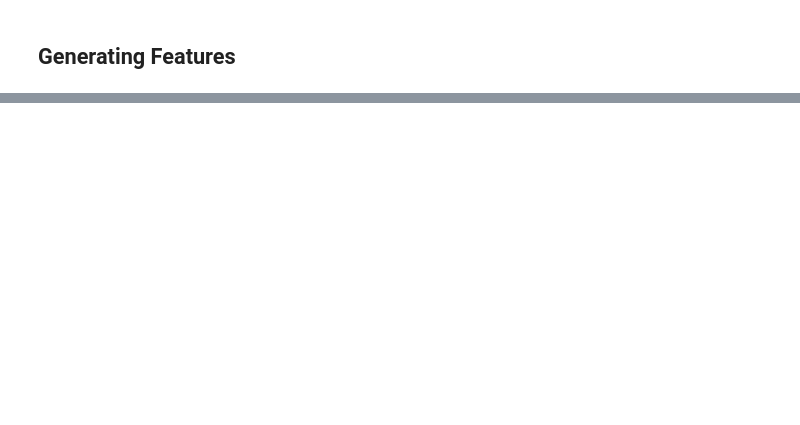
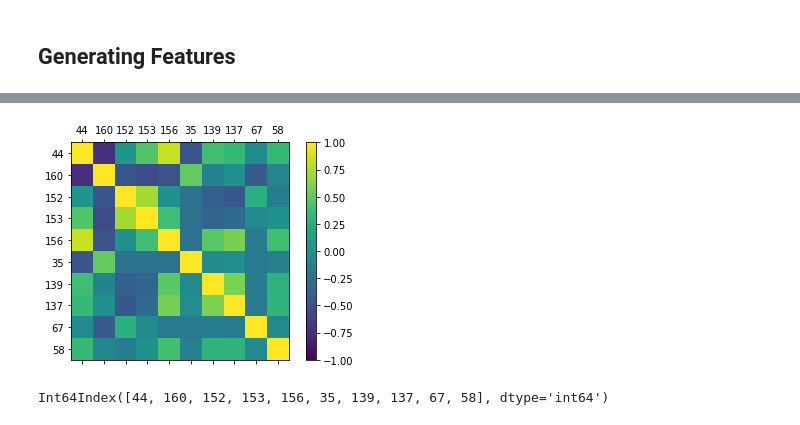
Before and after one commit to Fabio-RibeiroB/BBK-Applied-ML, a Jupyter notebook: BBK_AML_CW.ipynb, the cells around one changed output, grey strips where cells are left out. Drawn from its saved outputs; the diff is of its cells as text; code cells hidden in the pictures; blank space fills up the shorter version.

```diff
--- a/BBK_AML_CW.ipynb
+++ b/BBK_AML_CW.ipynb
@@ -79,0 +387,5 @@ dtype: int64
+# %%
+scaler = MinMaxScaler(feature_range=(0, 1))
+X_train_scaled = scaler.fit_transform(X_train_merger)
+X_train_scaled = DataFrame(X_train_scaled)
+X_train_scaled.head()
@@ -79,0 +633,30 @@ dtype: int64
+# %%
+# Correlation Matrix Plot
+'''
+correlations = X_train_scaled.corr()
+# plot correlation matrix
+fig = plt.figure()
+ax = fig.add_subplot(111)
+cax = ax.matshow(correlations, vmin=-1, vmax=1)
+fig.colorbar(cax)
+plt.show()
+
+'''
+correlations = X_train_scaled.corr()
+# plot correlation matrix
+fig = plt.figure()
+ax = fig.add_subplot(111)
+cax = ax.matshow(correlations, vmin=-1, vmax=1)
+fig.colorbar(cax)
+ticks = np.arange(0,10,1)
+ax.set_xticks(ticks)
+ax.set_yticks(ticks)
+ax.set_xticklabels(X_train_scaled.columns)
+ax.set_yticklabels(X_train_scaled.columns)
+plt.show()
+# %% [output]
+[figure, added]
+# %%
+X_train_scaled.columns
+# %% [output]
+Int64Index([44, 160, 152, 153, 156, 35, 139, 137, 67, 58], dtype='int64')
```
Also changed, not shown: parts of 75 cells of this notebook.
